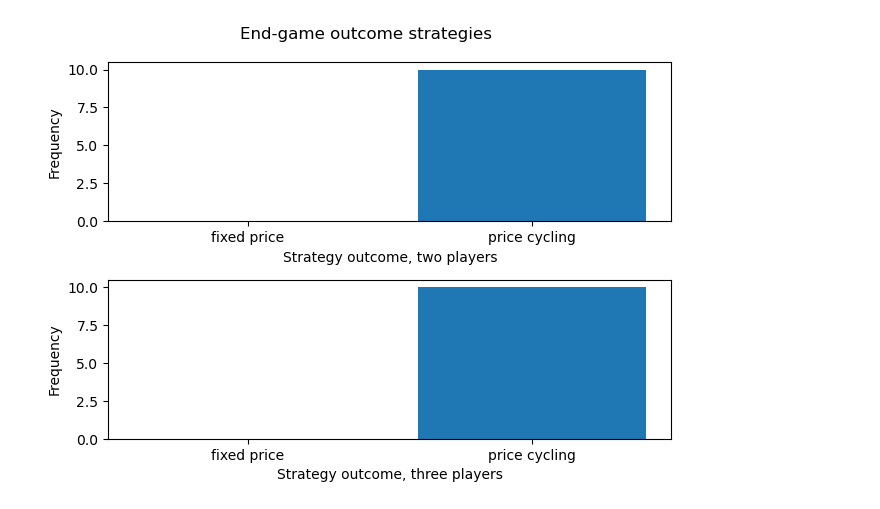
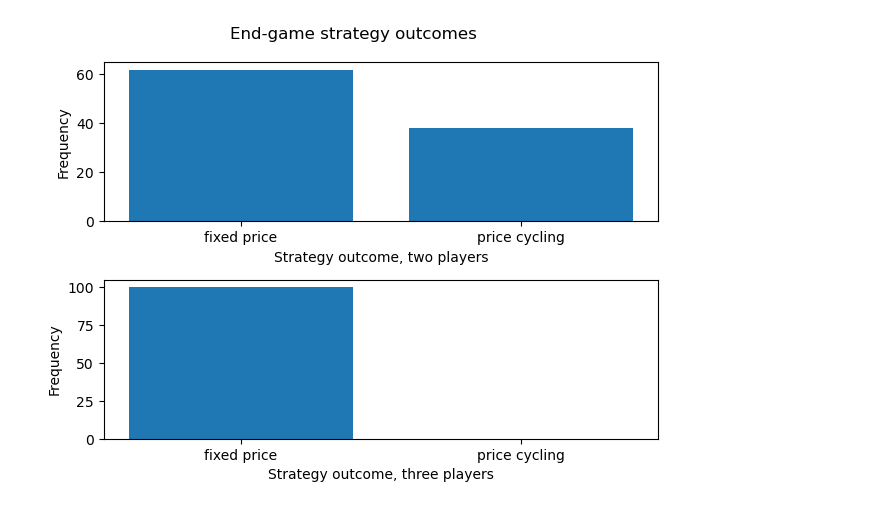
Before and after one commit to daanario/bachelor, a Jupyter notebook: main.ipynb, the cells around one changed output. Cells and saved outputs as stored; diff of their text form; code cells hidden in the pictures.

Commit message:
add strategy outcomes plot

```diff
--- a/main.ipynb
+++ b/main.ipynb
@@ -102,10 +102,9 @@ def plot_complicity():
 # fig.tight_layout()
 # plt.show()
 # %%
-## useless plots, we will not use these
 alpha, delta = 0.3, 0.95  # values from Klein(2021)
 T = 500000
-N = 10
+N = 100
 prices = np.linspace(0, 1, 7)
 num_calcs = int(T/12500-1)
 
@@ -118,40 +117,40 @@ fixed3 = 0
 for n in range(0, N):
     p_table, avg_profs1, avg_profs2 = pp.bertrand_simulation(alpha, delta, T, prices)
 
-    var0 = np.var(p_table[0, :-1000])
-    var1 = np.var(p_table[1, :-1000])
+    var0 = np.var(p_table[0, -1000:])
+    var1 = np.var(p_table[1, -1000:])
     avg_var = np.mean([var0, var1])
-    if avg_var < 0.01:
+    if abs(avg_var - 0) < 0.01:
         fixed2 += 1
     else:
         cycle2 += 1
 
     p_table, avg_profs1, avg_profs2, avg_profs3 = ppp.bertrand_simulation(alpha, delta, T, prices)
 
-    var0 = np.var(p_table[0, :-1000])
-    var1 = np.var(p_table[1, :-1000])
-    var2 = np.var(p_table[2, :-1000])
+    var0 = np.var(p_table[0, -1000:])
+    var1 = np.var(p_table[1, -1000:])
+    var2 = np.var(p_table[2, -1000:])
     avg_var = np.mean([var0, var1, var2])
-    if avg_var < 0.01:
+    if abs(avg_var - 0) < 0.01:
         fixed3 += 1
     else:
         cycle3 += 1
 
 fig, axs = plt.subplots(2)
-fig.suptitle("End-game outcome strategies")
+fig.suptitle("End-game strategy outcomes")
 strats = ['fixed price','price cycling']
 outcomes = [fixed2, cycle2]
 axs[0].set_xlabel("Strategy outcome, two players")
 axs[0].set_ylabel("Frequency")
 axs[0].bar(strats, outcomes)
 #axs[0].legend(loc='upper right')
 
 outcomes = [fixed3, cycle3]
 axs[1].set_xlabel("Strategy outcome, three players")
 axs[1].set_ylabel("Frequency")
 axs[1].bar(strats, outcomes)
 #axs[0].legend(loc='upper right')
 fig.tight_layout()
 plt.show()
 # %% [output]
-[figure, old version]
+[figure, new version]
```
